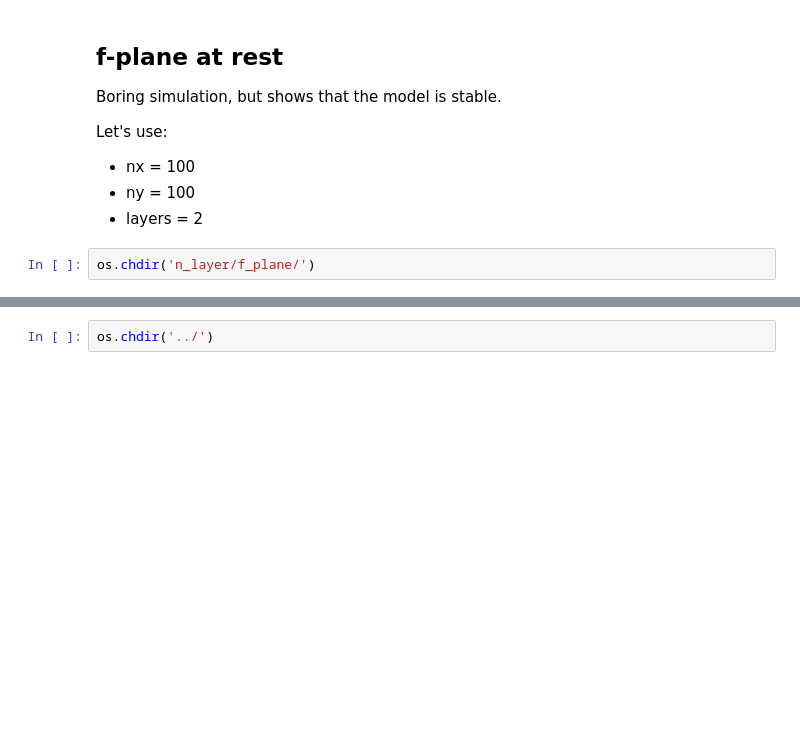
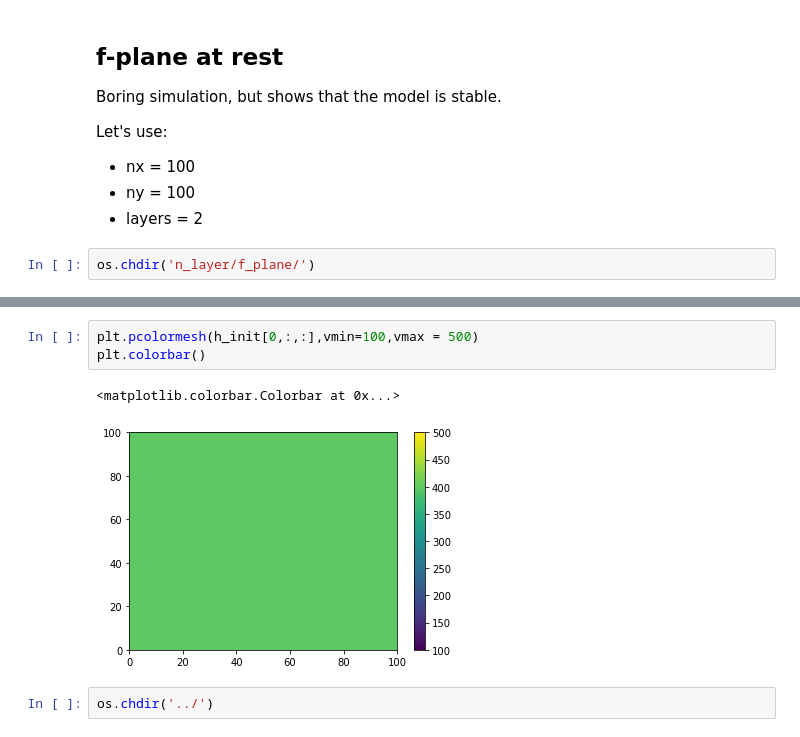
Before and after one commit to edoddridge/aronnax, a Jupyter notebook: examples/examples - n layer.ipynb, the cells around one changed output, grey strips where cells are left out. Drawn from its saved outputs; the diff is of its cells as text; blank space fills up the shorter version.

```diff
--- a/examples/examples - n layer.ipynb
+++ b/examples/examples - n layer.ipynb
@@ -87,3 +94,9 @@ plt.colorbar()
+# %%
+plt.pcolormesh(h_init[0,:,:],vmin=100,vmax = 500)
+plt.colorbar()
+# %% [output]
+<matplotlib.colorbar.Colorbar at 0x...>
+[figure, added]
 # %%
 os.chdir('../')
 # %% [markdown]
```
Also changed, not shown: parts of 23 cells of this notebook, 1 other file.
